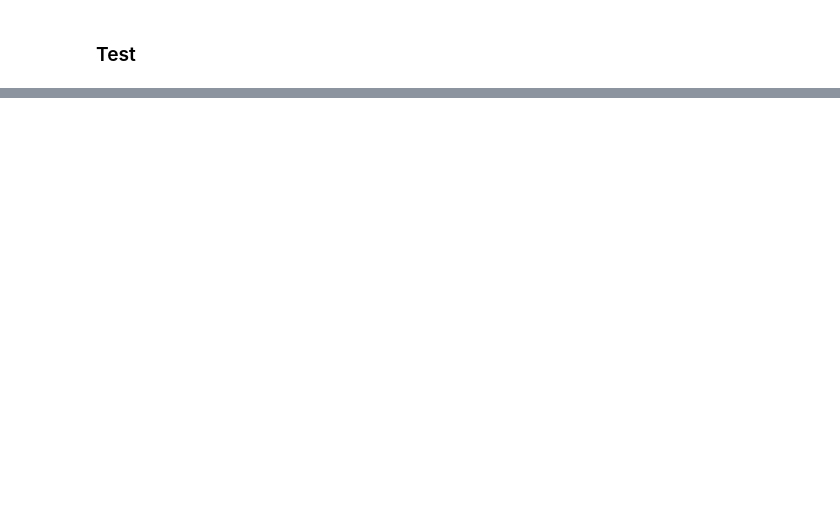
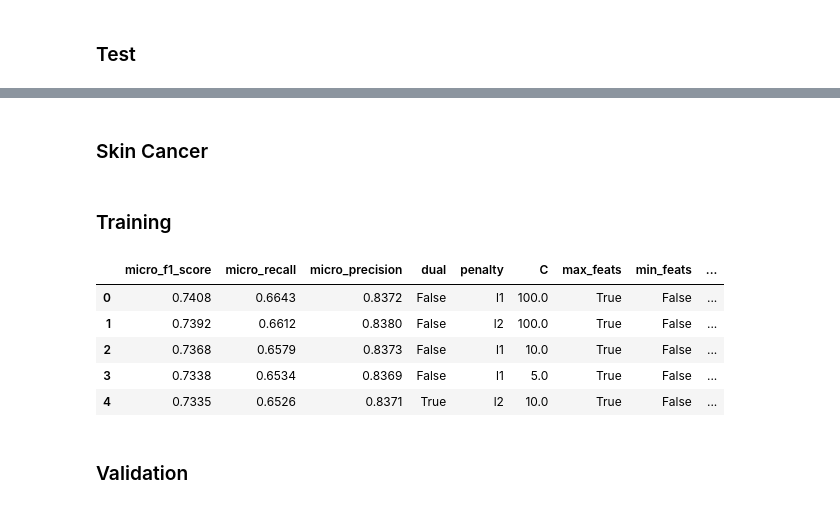
Before and after one commit to simonhughes22/PythonNlpResearch, a Jupyter notebook: notebooks/Mongo Queries/Query Causal Relation Results.ipynb, the cells around one changed output, grey strips where cells are left out. Cells and saved outputs as stored; diff of their text form; code cells hidden in the pictures; blank space fills up the shorter version.

```diff
--- a/notebooks/Mongo Queries/Query Causal Relation Results.ipynb
+++ b/notebooks/Mongo Queries/Query Causal Relation Results.ipynb
@@ -262,0 +289,17 @@ round_data(df,4).head(5)
+# %% [markdown]
+### Skin Cancer
+# %% [markdown]
+### Training
+# %%
+sparams = "dual,penalty,C,max_feats,min_feats,average_feats,binary_feats,combo_feats".split(",")
+df = get_df_sorted_by_f1score("CR_SC_STACKED_TD", sparams)
+round_data(df,4).head(5)
+# %% [output]
+|  | micro_f1_score | micro_recall | micro_precision | dual | penalty | C | max_feats | min_feats | ... |
+| 0 | 0.7408 | 0.6643 | 0.8372 | False | l1 | 100.0 | True | False | ... |
+| 1 | 0.7392 | 0.6612 | 0.8380 | False | l2 | 100.0 | True | False | ... |
+| 2 | 0.7368 | 0.6579 | 0.8373 | False | l1 | 10.0 | True | False | ... |
+| 3 | 0.7338 | 0.6534 | 0.8369 | False | l1 | 5.0 | True | False | ... |
+| 4 | 0.7335 | 0.6526 | 0.8371 | True | l2 | 10.0 | True | False | ... |
+# %% [markdown]
+### Validation
```
Also changed, not shown: parts of 14 cells of this notebook, 8 other files.
